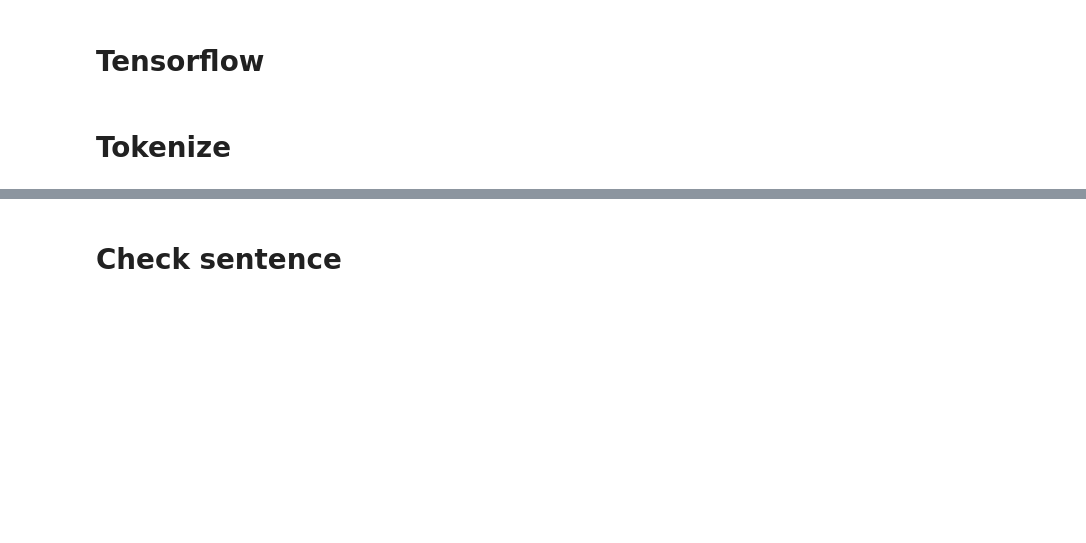
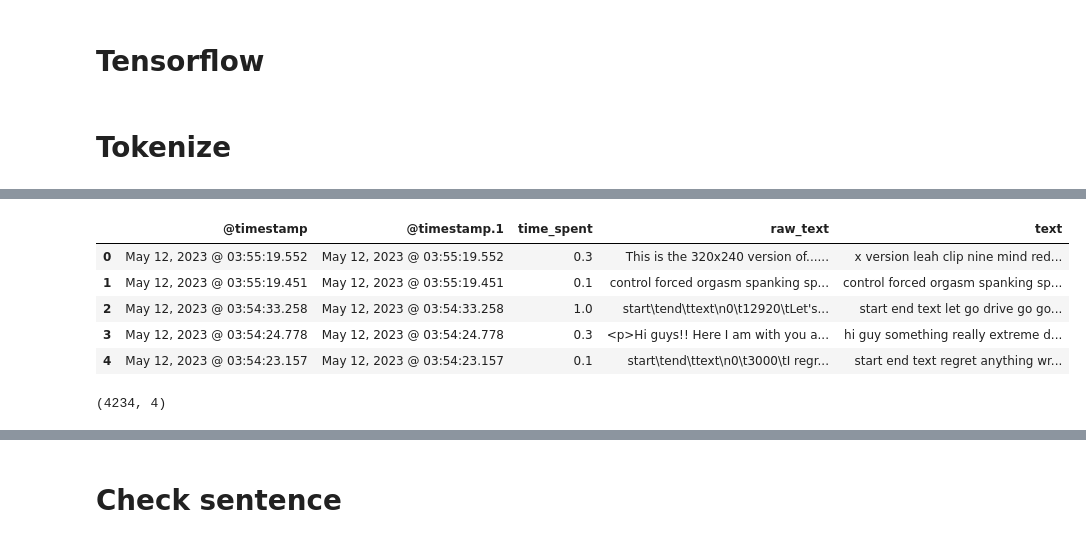
Before and after one commit to adwiza/datascience_skillbox, a Jupyter notebook: BW_project/BW_TEXT_PREP-W2V-TF-wo_HTML.ipynb, the cells around one changed output, grey strips where cells are left out. Saved outputs shown, nothing was run; the diff lists cells and outputs as text; code cells hidden in the pictures; blank space fills up the shorter version.

```diff
--- a/BW_project/BW_TEXT_PREP-W2V-TF-wo_HTML.ipynb
+++ b/BW_project/BW_TEXT_PREP-W2V-TF-wo_HTML.ipynb
@@ -59,6 +78,27 @@ punctuation_marks = ['!', ',', ';', ':', '(', ')', '-', '--', '?', '@', '....',
 
 stop_words = stopwords.words('english') + ['14000kbps', 'november', '1080p', '4k', 'mp4', 'error', '404', '2022']
 morph = pymorphy2.MorphAnalyzer(lang='uk')
+# %%
+# function to clean and pre-process the text.
+def clean_text(text):
+
+    # 1. Removing html tags
+    text = bs(text,"lxml").get_text()
+
+    # 2. Retaining only alphabets.
+    text = re.sub("[^a-zA-Z]"," ", text)
+
+    # 3. Converting to lower case and splitting
+    word_tokens = text.lower().split()
+
+    # 4. Remove stopwords
+    le = WordNetLemmatizer()
+    stop_words = set(stopwords.words("english")+ ['14000kbps', 'november', '1080p', 'email',
+                                                 '4k', 'mp4', 'error', '404', '2022'])
+    word_tokens = [le.lemmatize(w) for w in word_tokens if not w in stop_words]
+
+    cleaned_review = " ".join(word_tokens)
+    return cleaned_review
 # %%
 def normalize(s):
     """
@@ -304,0 +420,9 @@ predictions = [1 if p > .5 else 0 for p in predictions]
+# %%
+df.head()
+# %% [output]
+|  | @timestamp | @timestamp.1 | time_spent | raw_text | text |
+| 0 | May 12, 2023 @ 03:55:19.552 | May 12, 2023 @ 03:55:19.552 | 0.3 | This is the 320x240 version of...... | x version leah clip nine mind red... |
+| 1 | May 12, 2023 @ 03:55:19.451 | May 12, 2023 @ 03:55:19.451 | 0.1 | control forced orgasm spanking sp... | control forced orgasm spanking sp... |
+| 2 | May 12, 2023 @ 03:54:33.258 | May 12, 2023 @ 03:54:33.258 | 1.0 | start\tend\ttext\n0\t12920\tLet's... | start end text let go drive go go... |
+| 3 | May 12, 2023 @ 03:54:24.778 | May 12, 2023 @ 03:54:24.778 | 0.3 | <p>Hi guys!! Here I am with you a... | hi guy something really extreme d... |
+| 4 | May 12, 2023 @ 03:54:23.157 | May 12, 2023 @ 03:54:23.157 | 0.1 | start\tend\ttext\n0\t3000\tI regr... | start end text regret anything wr... |
@@ -304,0 +435,5 @@ predictions = [1 if p > .5 else 0 for p in predictions]
+# %%
+# df = pd.concat([df_pos, df_neg], ignore_index=True)
+df.shape
+# %% [output]
+(4234, 4)
```
Also changed, not shown: parts of 76 cells of this notebook, 6 other files.
